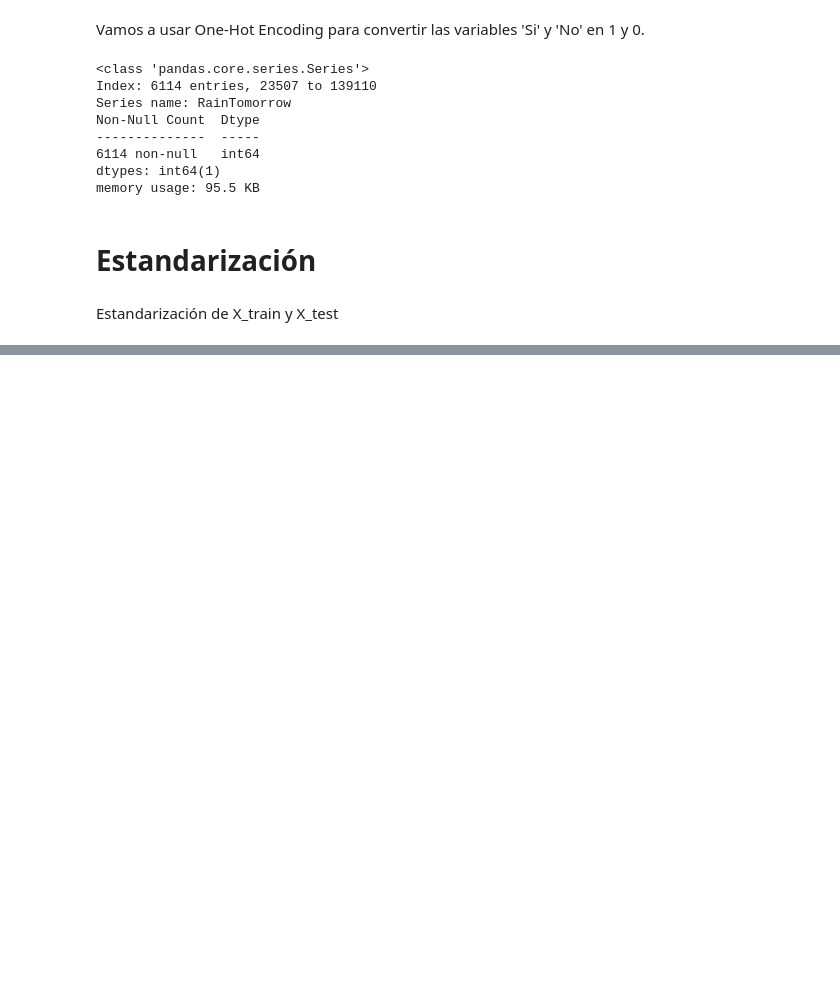
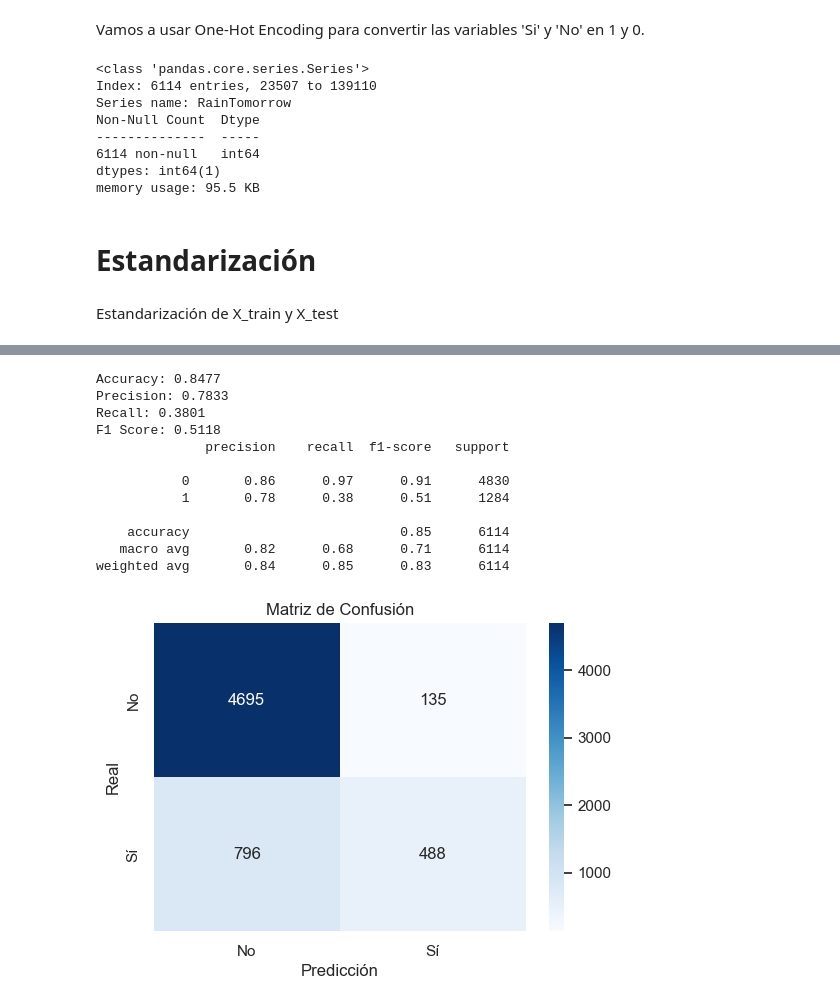
Before and after one commit to franciscoryb1/AA1-TUIA-RodriguezYBarros-Menescaldi-Britos, a Jupyter notebook: Clasificación/TP-clasificacion-AA1.ipynb, the cells around one changed output, grey strips where cells are left out. Saved outputs shown, nothing was run; the diff lists cells and outputs as text; code cells hidden in the pictures; blank space fills up the shorter version.

Commit message:
Modelo de Regresion Lineal, Curva Roc

```diff
--- a/Clasificación/TP-clasificacion-AA1.ipynb
+++ b/Clasificación/TP-clasificacion-AA1.ipynb
@@ -1254,0 +1266,49 @@ X_test[columnas_a_estandarizar] = scaler.transform(X_test[columnas_a_estandariza
+# %%
+modelo_rl = LogisticRegression(random_state=42)
+
+modelo_rl.fit(X_train, y_train)
+
+# Hacer predicciones en el conjunto de prueba
+y_pred = modelo_rl.predict(X_test)
+# %%
+# Métricas
+accuracy = accuracy_score(y_test, y_pred)
+precision = precision_score(y_test, y_pred)
+recall = recall_score(y_test, y_pred)
+f1 = f1_score(y_test, y_pred)
+
+# Imprimir métricas
+print(f'Accuracy: {accuracy:.4f}')
+print(f'Precision: {precision:.4f}')
+print(f'Recall: {recall:.4f}')
+print(f'F1 Score: {f1:.4f}')
+
+# Reporte de clasificación
+print(classification_report(y_test, y_pred))
+
+# Matriz de confusión
+conf_matrix = confusion_matrix(y_test, y_pred)
+
+# Crear el gráfico de la matriz de confusión
+plt.figure(figsize=(6,4))
+sns.heatmap(conf_matrix, annot=True, fmt='d', cmap='Blues', xticklabels=['No', 'Sí'], yticklabels=['No', 'Sí'])
+
+# Añadir etiquetas a los ejes
+plt.xlabel('Predicción')
+plt.ylabel('Real')
+plt.title('Matriz de Confusión')
+plt.show()
+# %% [output]
+Accuracy: 0.8477
+Precision: 0.7833
+Recall: 0.3801
+F1 Score: 0.5118
+              precision    recall  f1-score   support
+
+           0       0.86      0.97      0.91      4830
+           1       0.78      0.38      0.51      1284
+
+    accuracy                           0.85      6114
+   macro avg       0.82      0.68      0.71      6114
+weighted avg       0.84      0.85      0.83      6114
+[figure, added]
```
Also changed, not shown: parts of 11 cells of this notebook.
